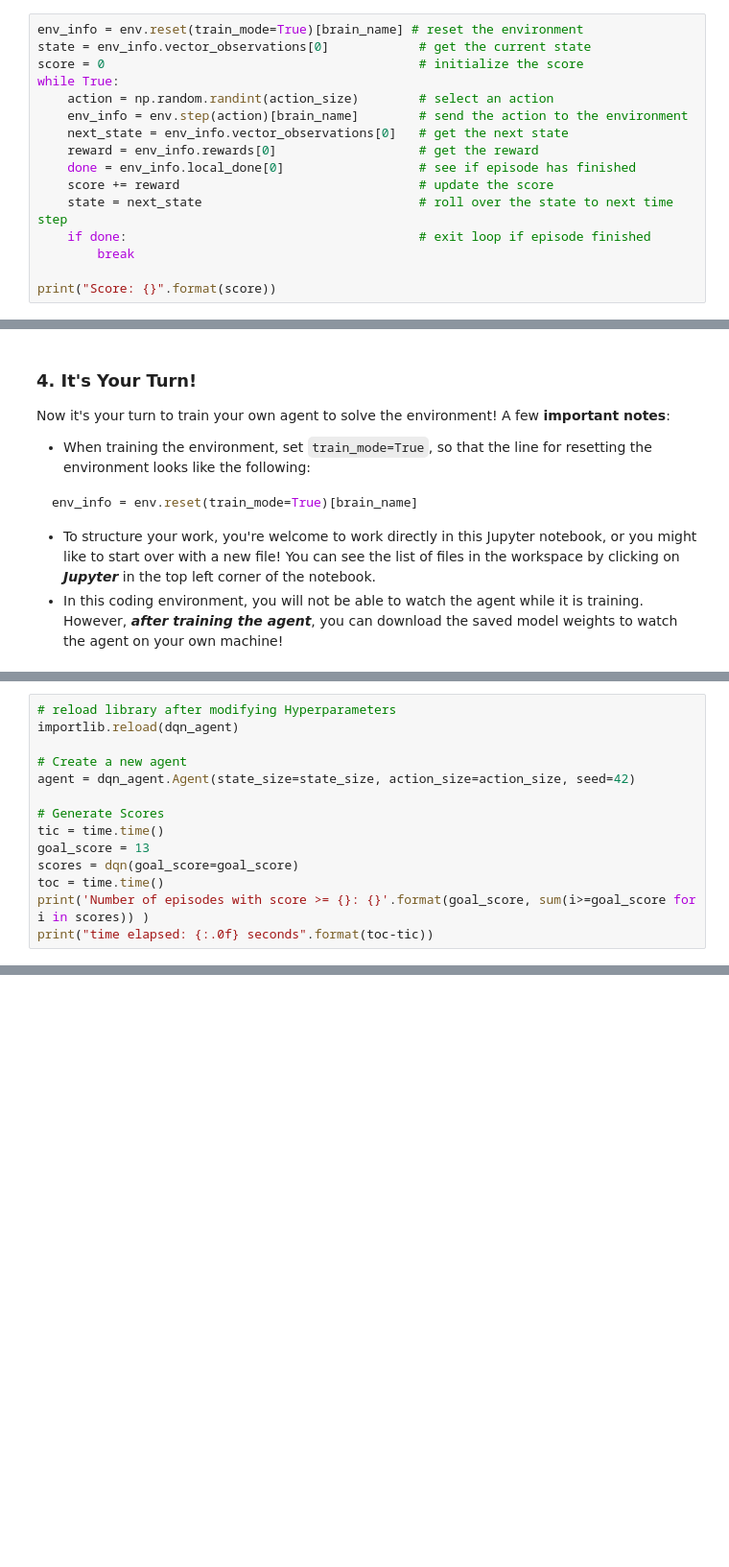
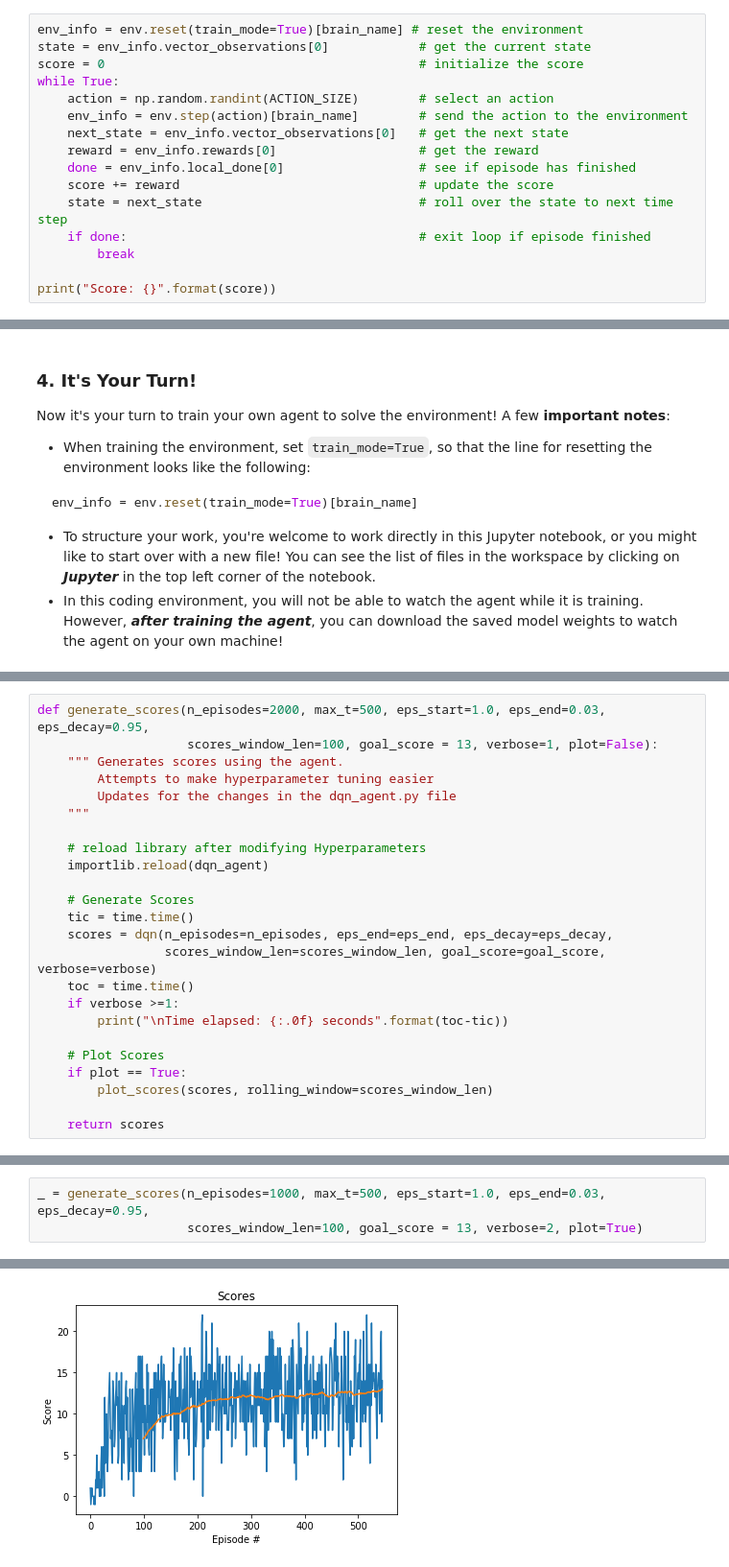
Before and after one commit to jeff-daniels/Udacity-Deep-Reinforcement-Learning-Nanodegree, a Jupyter notebook: Project 1: Navigation/Navigation.ipynb, the cells around one changed output, grey strips where cells are left out. Shown at 96% size. Drawn from its saved outputs; the diff is of its cells as text; blank space fills up the shorter version.

Commit message:
average score of 13 over 100 episodes

```diff
--- a/Project 1: Navigation/Navigation.ipynb
+++ b/Project 1: Navigation/Navigation.ipynb
@@ -85,7 +95,7 @@ env_info = env.reset(train_mode=True)[brain_name] # reset the environment
 state = env_info.vector_observations[0]            # get the current state
 score = 0                                          # initialize the score
 while True:
-    action = np.random.randint(action_size)        # select an action
+    action = np.random.randint(ACTION_SIZE)        # select an action
     env_info = env.step(action)[brain_name]        # send the action to the environment
     next_state = env_info.vector_observations[0]   # get the next state
     reward = env_info.rewards[0]                   # get the reward
@@ -163,17 +187,3 @@ def dqn(n_episodes=100, max_t=500, eps_start=1.0, eps_end=0.03, eps_decay=0.95,
             break
 
     return scores
-# %%
-# reload library after modifying Hyperparameters
-importlib.reload(dqn_agent)
-
-# Create a new agent
-agent = dqn_agent.Agent(state_size=state_size, action_size=action_size, seed=42)
-
-# Generate Scores
-tic = time.time()
-goal_score = 13
-scores = dqn(goal_score=goal_score)
-toc = time.time()
-print('Number of episodes with score >= {}: {}'.format(goal_score, sum(i>=goal_score for i in scores)) )
-print("time elapsed: {:.0f} seconds".format(toc-tic))
@@ -193 +190,25 @@ time elapsed: 82 seconds
+# %%
+def generate_scores(n_episodes=2000, max_t=500, eps_start=1.0, eps_end=0.03, eps_decay=0.95,
+                    scores_window_len=100, goal_score = 13, verbose=1, plot=False):
+    """ Generates scores using the agent.
+        Attempts to make hyperparameter tuning easier
+        Updates for the changes in the dqn_agent.py file
+    """
+
+    # reload library after modifying Hyperparameters
+    importlib.reload(dqn_agent)
+
+    # Generate Scores
+    tic = time.time()
+    scores = dqn(n_episodes=n_episodes, eps_end=eps_end, eps_decay=eps_decay,
+                 scores_window_len=scores_window_len, goal_score=goal_score, verbose=verbose)
+    toc = time.time()
+    if verbose >=1:
+        print("\nTime elapsed: {:.0f} seconds".format(toc-tic))
+
+    # Plot Scores
+    if plot == True:
+        plot_scores(scores, rolling_window=scores_window_len)
+
+    return scores
 # %%
@@ -227,0 +227,4 @@ plt.plot(episodes, epsilon)
+# %%
+_ = generate_scores(n_episodes=1000, max_t=500, eps_start=1.0, eps_end=0.03, eps_decay=0.95,
+                    scores_window_len=100, goal_score = 13, verbose=2, plot=True)
+# %% [output]
@@ -227,0 +249 @@ plt.plot(episodes, epsilon)
+[figure, added]
```
Also changed, not shown: parts of 11 cells of this notebook, 1 other file.
